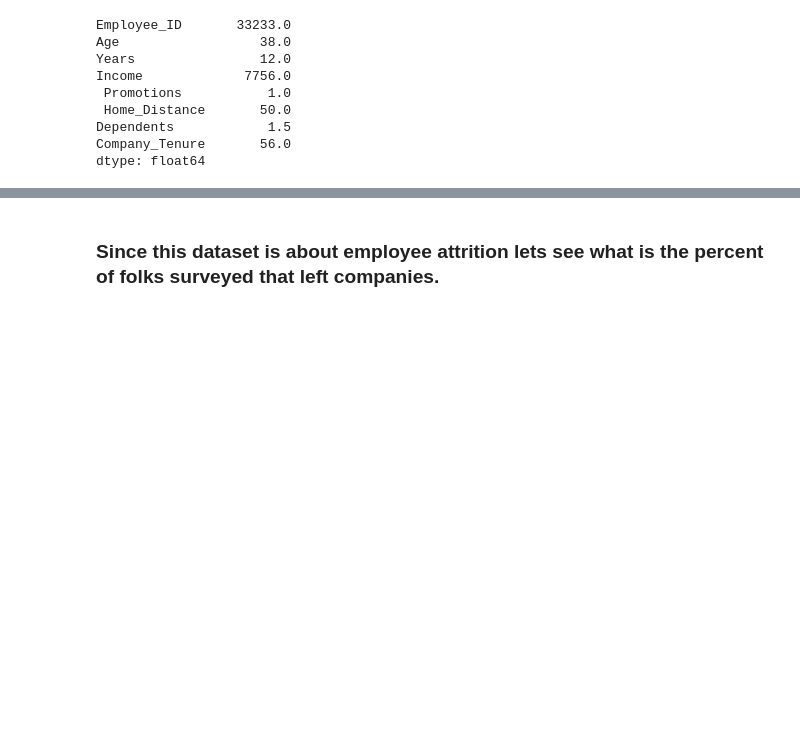
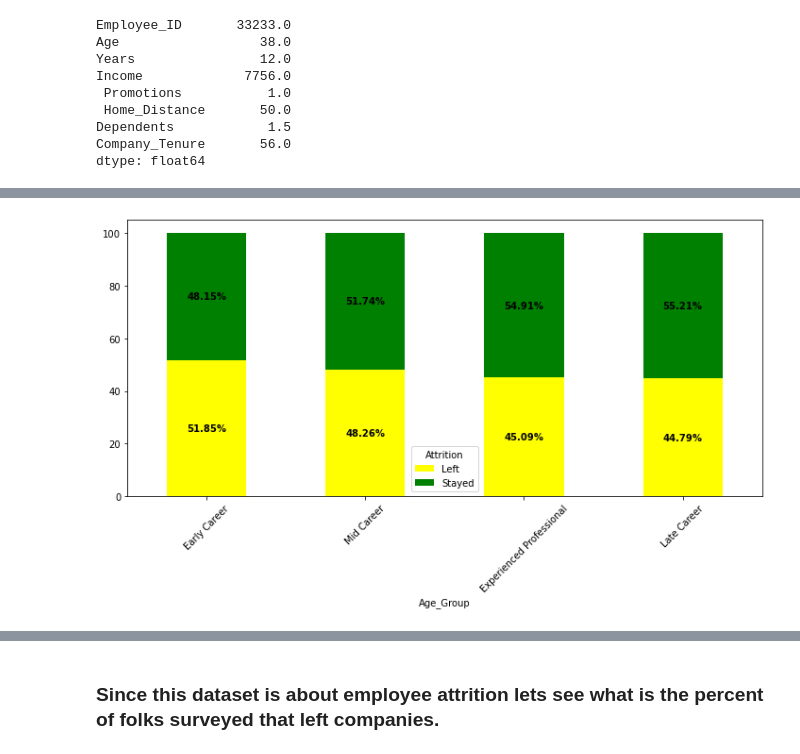
Before and after one commit to dikshya98/Python-01, a Jupyter notebook: Employee_Attrition_Analysis.ipynb, the cells around one changed output, grey strips where cells are left out. Cells and saved outputs as stored; diff of their text form; code cells hidden in the pictures; blank space fills up the shorter version.

```diff
--- a/Employee_Attrition_Analysis.ipynb
+++ b/Employee_Attrition_Analysis.ipynb
@@ -150,0 +213,4 @@ dtype: float64
+# %%
+bins_age = [18, 25, 35, 45, 60 ]
+labels_age = ["Early Career", "Mid Career", "Experienced Professional", "Late Career", ]
+data['Age_Group'] = pd.cut(data['Age'], bins=bins_age, labels=labels_age)
@@ -150,0 +226,3 @@ dtype: float64
+# %%
+attrition_age= data.groupby(['Age_Group', 'Attrition']).size()
+print(attrition_age)
@@ -150,0 +240,29 @@ dtype: float64
+# %%
+attrition_pivot = attrition_age.unstack(fill_value=0)
+
+# Calculate the percentage of 'Left' and 'Stayed' for each 'Age_Group'
+attrition_percentage = attrition_pivot.div(attrition_pivot.sum(axis=1), axis=0) * 100
+
+
+# Plotting
+ax = attrition_percentage.plot(kind='bar', stacked=True, figsize=(10, 6), color=['yellow', 'green'])
+
+for c in ax.containers:
+
+    # get the current segment label (a string); corresponds to column / legend
+    label = c.get_label()
+
+    # create custom labels with the bar height and the percent from the per column
+    # the column labels in per and dfp are int, so convert label to int
+    labels = [f'{v.get_height():0.2f}%' if v.get_height() >0 else '' for v in c]
+
+    # add the annotation
+    ax.bar_label(c, labels=labels, label_type='center', fontweight='bold')
+
+
+# Show the plot
+plt.xticks(rotation=45)
+plt.tight_layout()
+plt.show()
+# %% [output]
+[figure, added]
```
Also changed, not shown: parts of 65 cells of this notebook.
